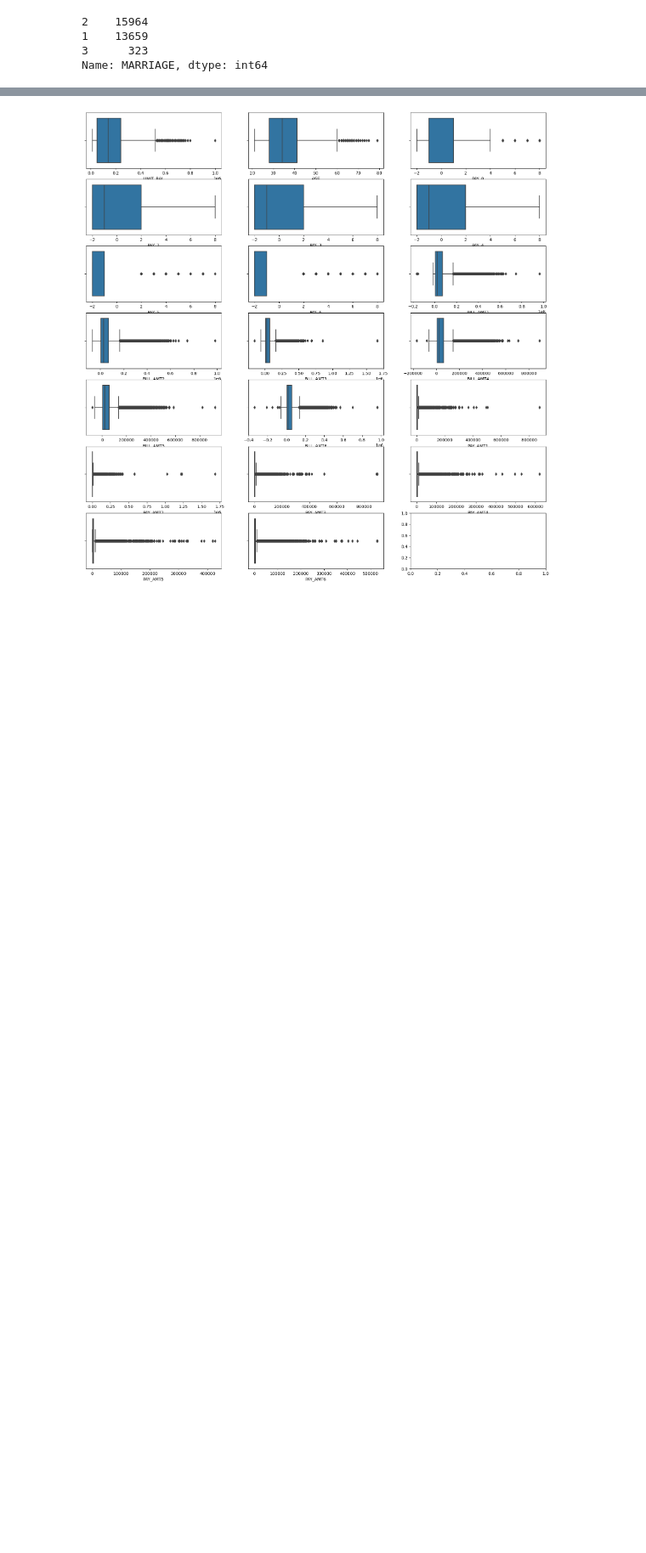
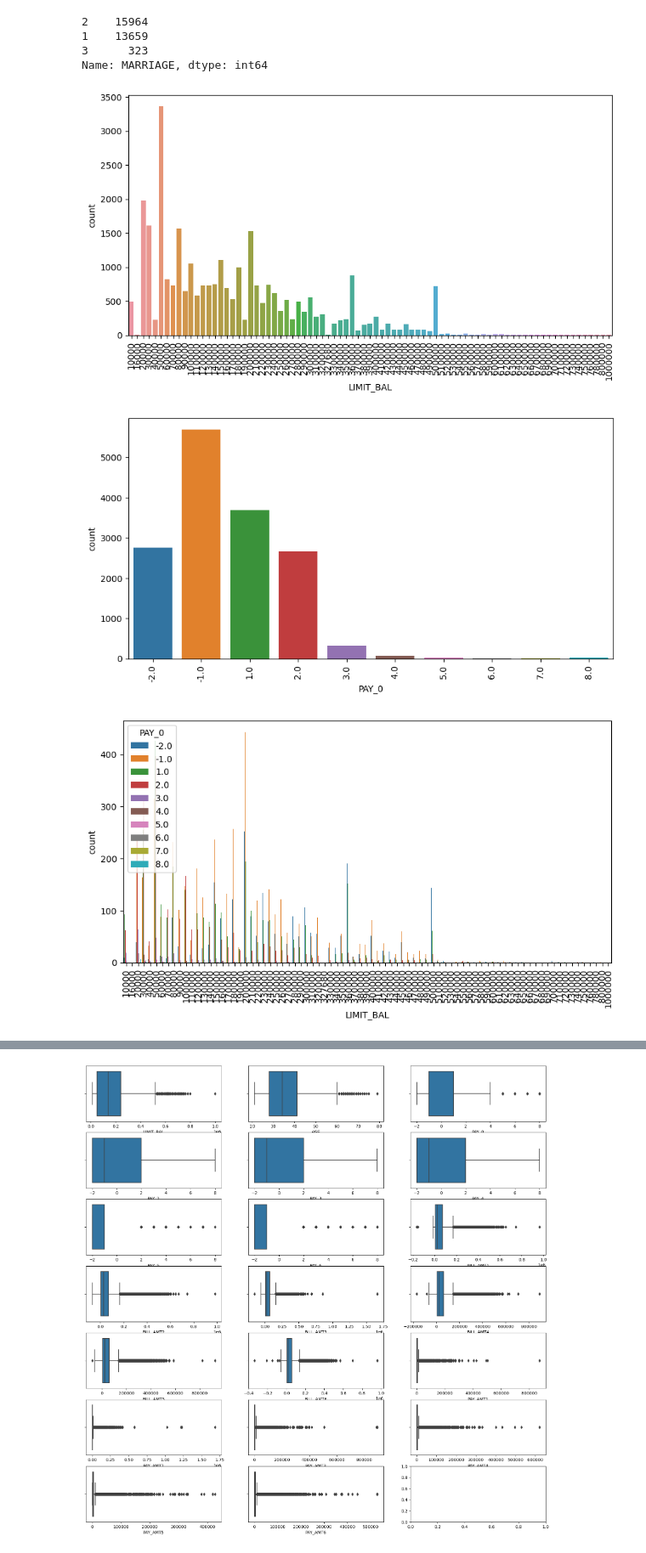
Before and after one commit to Brutosippon/projecto1, a Jupyter notebook: Project2.ipynb, the cells around one changed output, grey strips where cells are left out. Shown at 85% size. Cells and saved outputs as stored; diff of their text form; code cells hidden in the pictures; blank space fills up the shorter version.

```diff
--- a/Project2.ipynb
+++ b/Project2.ipynb
@@ -177,10 +186,6 @@ Name: default payment next month, dtype: int64
 1    0.2212
 Name: default payment next month, dtype: float64
 # %%
-#1. Business Understanding
-#The bank wants to use the model the decrease operational losses.
-
-#2. Data Understanding
 #The dataset contains 30,000 observations and 25 variables.
 #The dataset is unbalanced with Y 23,364 observations of non-defaulters and 6,636 observations of defaulters.´
 #The dataset contains 23 numerical variables and 2 categorical variables.
@@ -197,6 +202,6 @@ ds.describe(include='all').T
 ds.dtypes
 
 #removing ID column
-ds = ds.drop(['ID'], axis=1)
+#ds = ds.drop(['ID'], axis=1)
 # %% [output]
 0
@@ -308,3 +315,26 @@ ds['MARRIAGE'].value_counts()
 1    13659
 3      323
 Name: MARRIAGE, dtype: int64
+# %%
+# Visual exploration of the cross table bar plots
+def plot_cross_table_bar(df, x, y, hue=None, figsize=(10, 5)):
+    plt.figure(figsize=figsize)
+    sns.countplot(x=x, hue=hue, data=df)
+    plt.xticks(rotation=90)
+    plt.show()
+    plt.figure(figsize=figsize)
+    sns.countplot(x=y, hue=hue, data=df)
+    plt.xticks(rotation=90)
+    plt.show()
+    plt.figure(figsize=figsize)
+    sns.countplot(x=x, hue=y, data=df)
+    plt.xticks(rotation=90)
+    plt.show()
+
+
+# Visual exploration of the cross table bar plots
+plot_cross_table_bar(ds, 'LIMIT_BAL', 'PAY_0')
+# %% [output]
+[figure, added]
+[figure, added]
+[figure, added]
```
Also changed, not shown: parts of 25 cells of this notebook.
